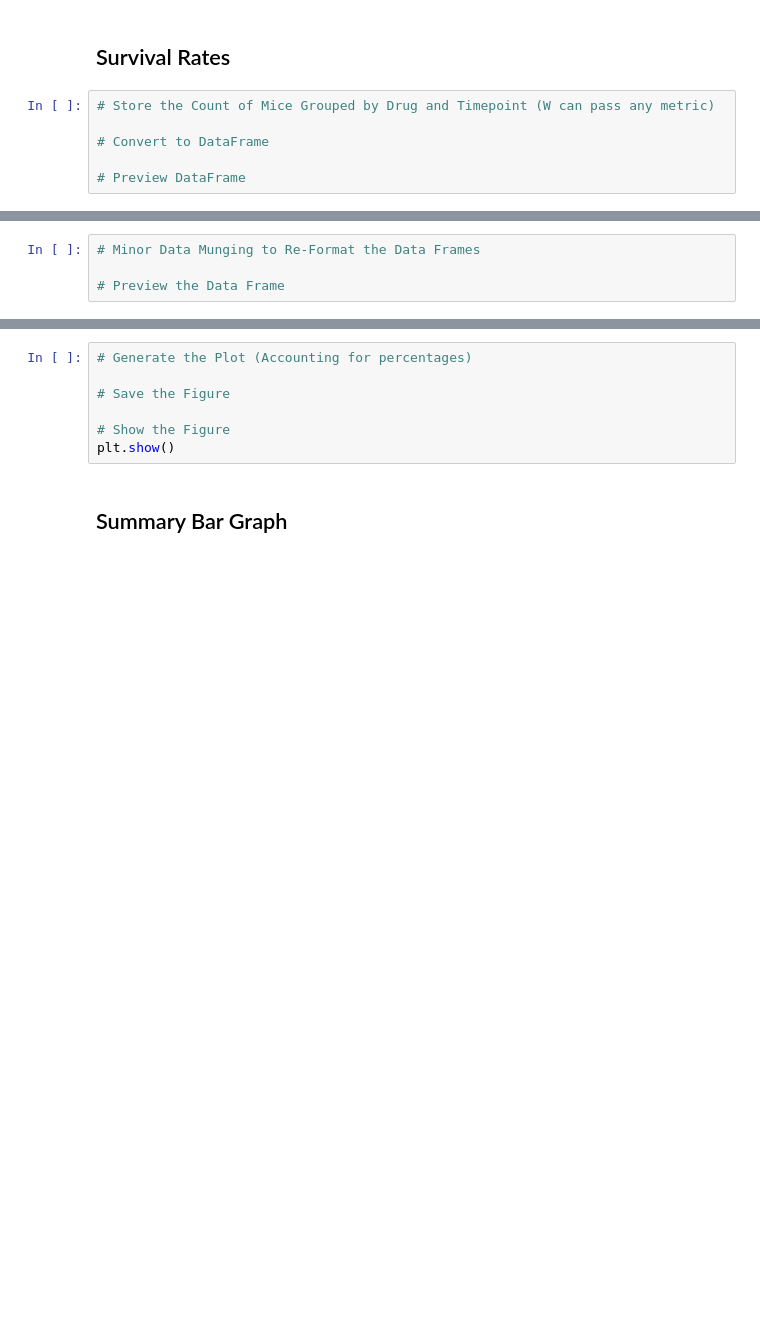
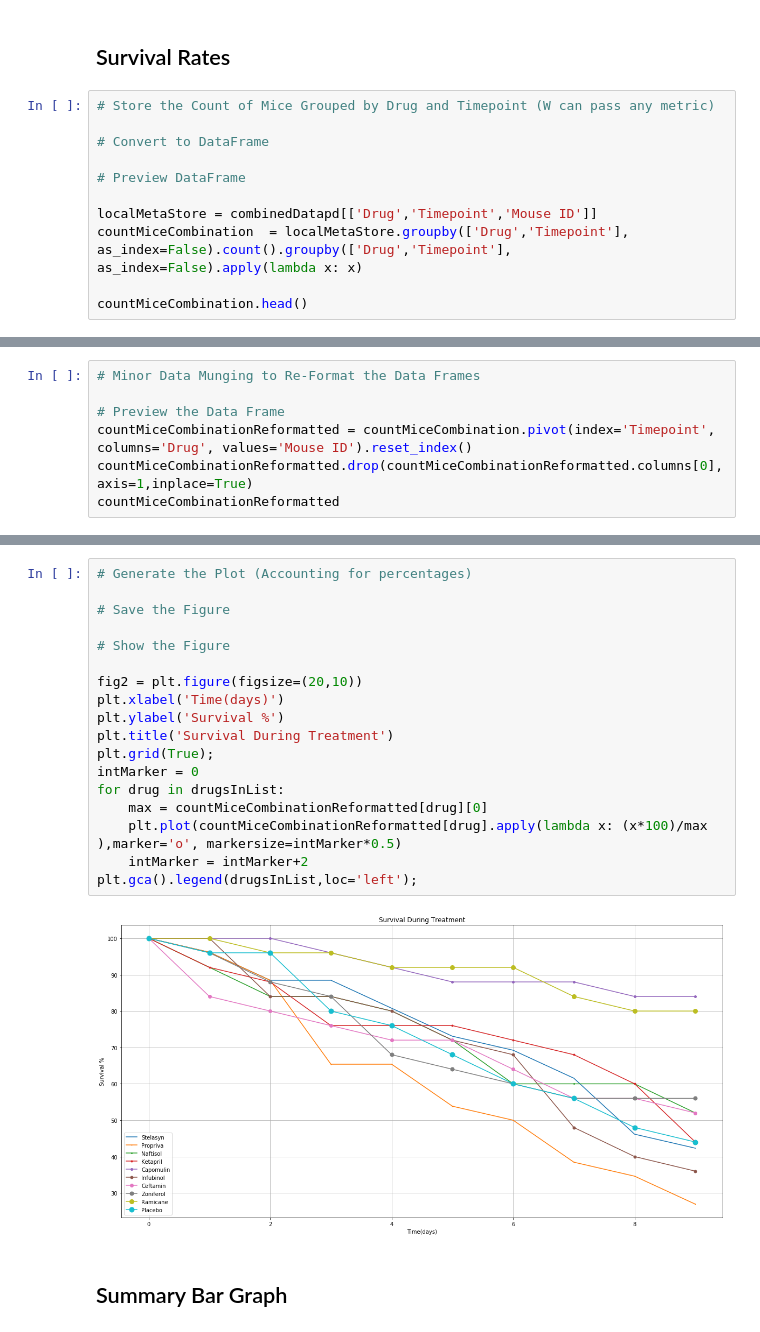
Before and after one commit to omkarkameshiyer/UCBBEL201902DATA2-Week-5-HomeWork, a Jupyter notebook: Pymaceuticals/pymaceuticals_starter.ipynb, the cells around one changed output, grey strips where cells are left out. Saved outputs shown, nothing was run; the diff lists cells and outputs as text; blank space fills up the shorter version.

```diff
--- a/Pymaceuticals/pymaceuticals_starter.ipynb
+++ b/Pymaceuticals/pymaceuticals_starter.ipynb
@@ -238,3 +243,8 @@ plt.gca().legend(MeanTumorVolumeDataGroupedbyDrugandTimepoint['Drug'].unique(),l
 # Convert to DataFrame
 
 # Preview DataFrame
+
+localMetaStore = combinedDatapd[['Drug','Timepoint','Mouse ID']]
+countMiceCombination  = localMetaStore.groupby(['Drug','Timepoint'], as_index=False).count().groupby(['Drug','Timepoint'], as_index=False).apply(lambda x: x)
+
+countMiceCombination.head()
@@ -242,3 +259,6 @@ plt.gca().legend(MeanTumorVolumeDataGroupedbyDrugandTimepoint['Drug'].unique(),l
 # Minor Data Munging to Re-Format the Data Frames
 
 # Preview the Data Frame
+countMiceCombinationReformatted = countMiceCombination.pivot(index='Timepoint', columns='Drug', values='Mouse ID').reset_index()
+countMiceCombinationReformatted.drop(countMiceCombinationReformatted.columns[0], axis=1,inplace=True)
+countMiceCombinationReformatted
@@ -245,9 +277,22 @@ plt.gca().legend(MeanTumorVolumeDataGroupedbyDrugandTimepoint['Drug'].unique(),l
-# %%
-# Generate the Plot (Accounting for percentages)
-
-# Save the Figure
-
-# Show the Figure
-plt.show()
+# %%
+# Generate the Plot (Accounting for percentages)
+
+# Save the Figure
+
+# Show the Figure
+
+fig2 = plt.figure(figsize=(20,10))
+plt.xlabel('Time(days)')
+plt.ylabel('Survival %')
+plt.title('Survival During Treatment')
+plt.grid(True);
+intMarker = 0
+for drug in drugsInList:
+    max = countMiceCombinationReformatted[drug][0]
+    plt.plot(countMiceCombinationReformatted[drug].apply(lambda x: (x*100)/max ),marker='o', markersize=intMarker*0.5)
+    intMarker = intMarker+2
+plt.gca().legend(drugsInList,loc='left');
+# %% [output]
+[figure, added]
 # %% [markdown]
 ## Summary Bar Graph
```
Also changed, not shown: parts of 8 cells of this notebook.
